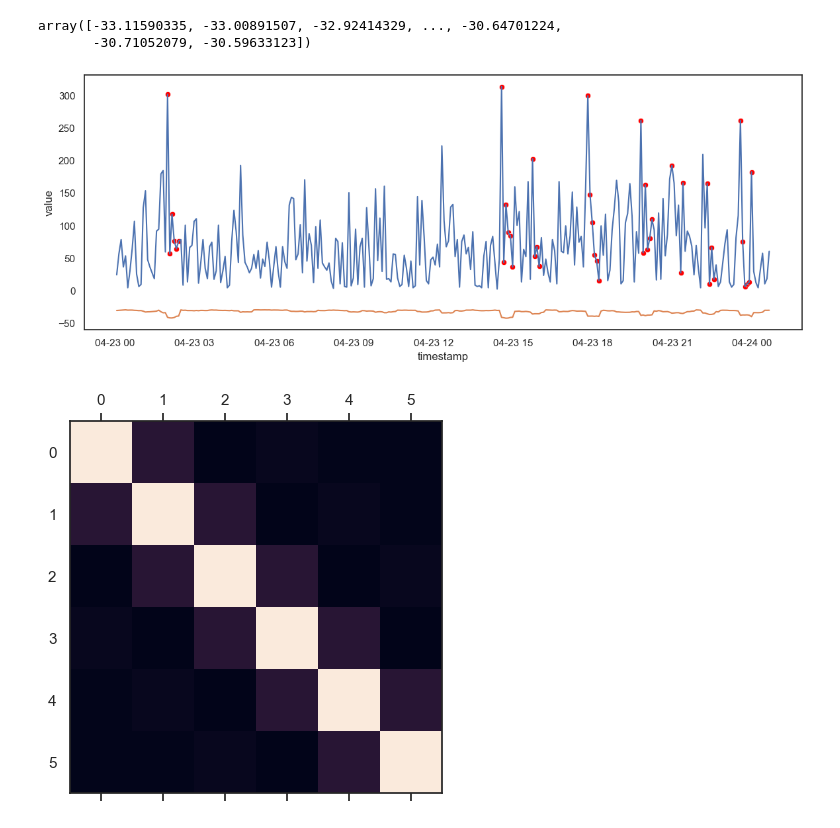
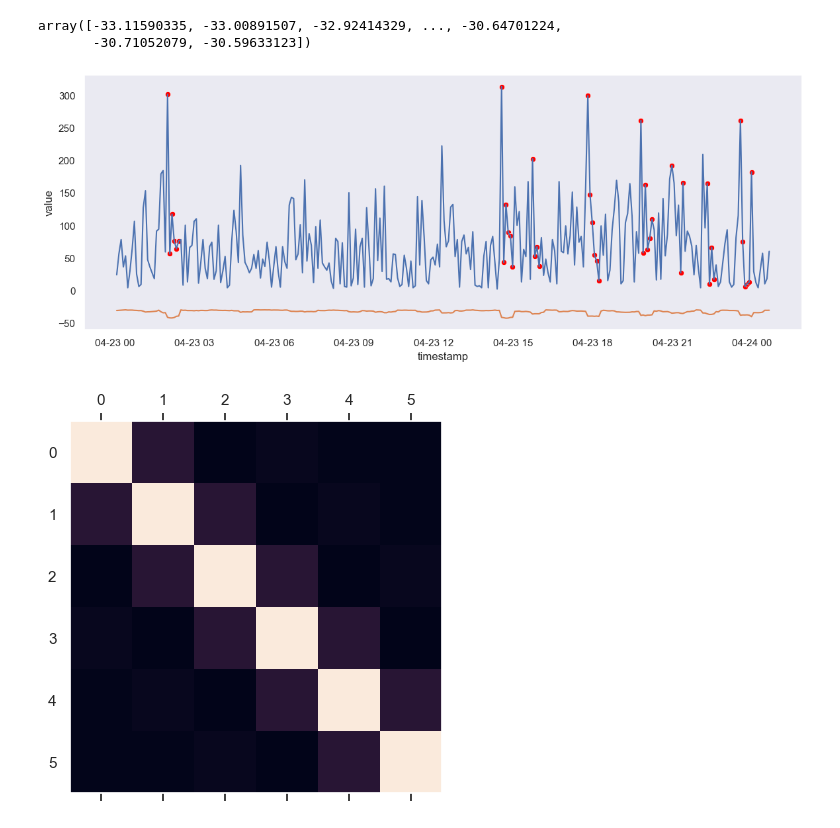
Before and after one commit to sedwna/detecting-anomalies-in-AWS-CloudWatch-data, a Jupyter notebook: src/density_estimation.ipynb, the cells around one changed output. Saved outputs shown, nothing was run; the diff lists cells and outputs as text; code cells hidden in the pictures.

```diff
--- a/src/density_estimation.ipynb
+++ b/src/density_estimation.ipynb
@@ -4,5 +4,5 @@ import numpy as np
 import seaborn as sb
 import matplotlib.pyplot as plt
 
-sb.set_theme(style='white')
+sb.set_theme(style='dark')
 # %%
@@ -94,14 +106,19 @@ array([-33.11590335, -33.00891507, -32.92414329, ..., -30.64701224,
 df['ll'] = log_likelihood
 # %%
 plt.figure(figsize=(14,5))
+# plot the data frame
 _ = sb.lineplot(data=df[df['timestamp'] >= '2014-04-23'],x='timestamp',y='value')
+# plot dencitydensity estimation of data frame
 _ = sb.lineplot(data=df[df['timestamp'] >= '2014-04-23'],x='timestamp',y='ll')
-_ = sb.scatterplot(data =df[(df['timestamp'] >= '2014-04-23') & (df['ll'] <= -35)],
+# plot the anomaly detected by density estimation with hyperparameter(hp)
+hp = -35
+_ = sb.scatterplot(data =df[(df['timestamp'] >= '2014-04-23') & (df['ll'] <= hp)],
                    x='timestamp',y='value',color='red')
 # %% [output]
-[figure, old version]
+[figure, new version]
 # %%
+# show association betwin seris
 _ = plt.matshow(sigma)
 # %% [output]
-[figure, old version]
+[figure, new version]
 # %%
```
Also changed, not shown: parts of 8 cells of this notebook.
